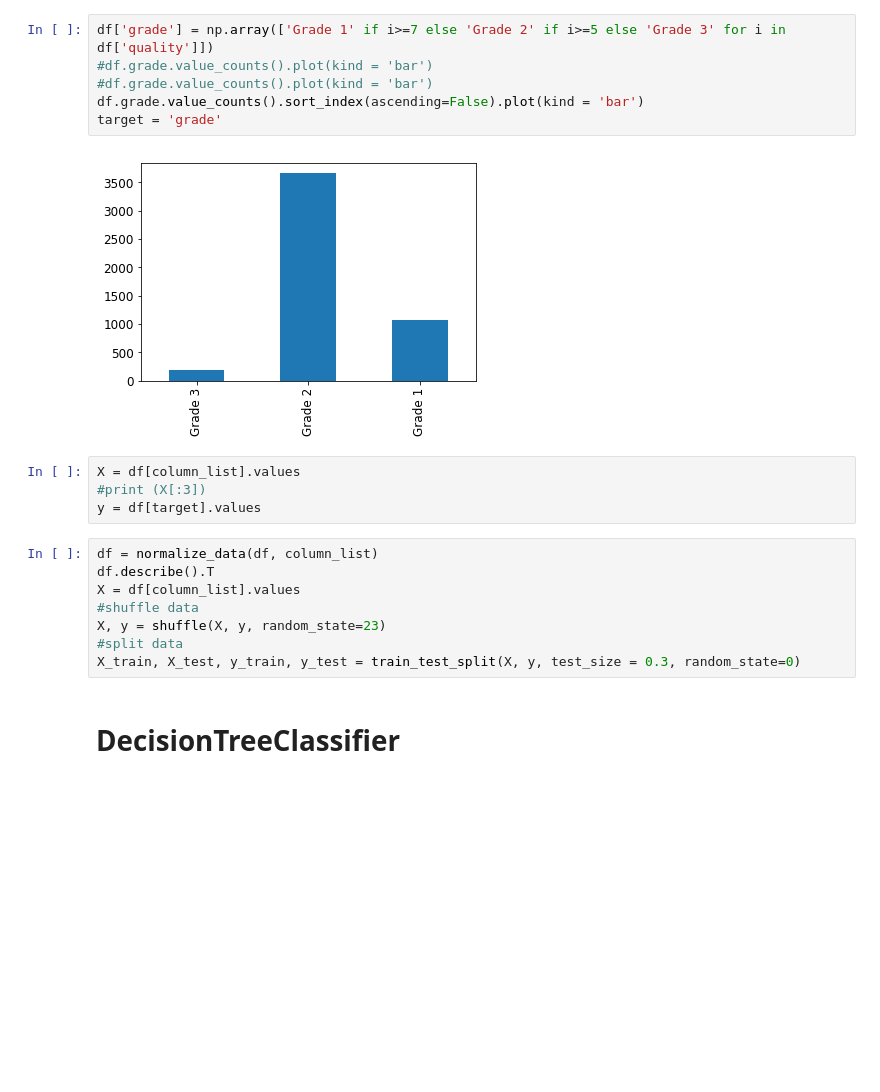
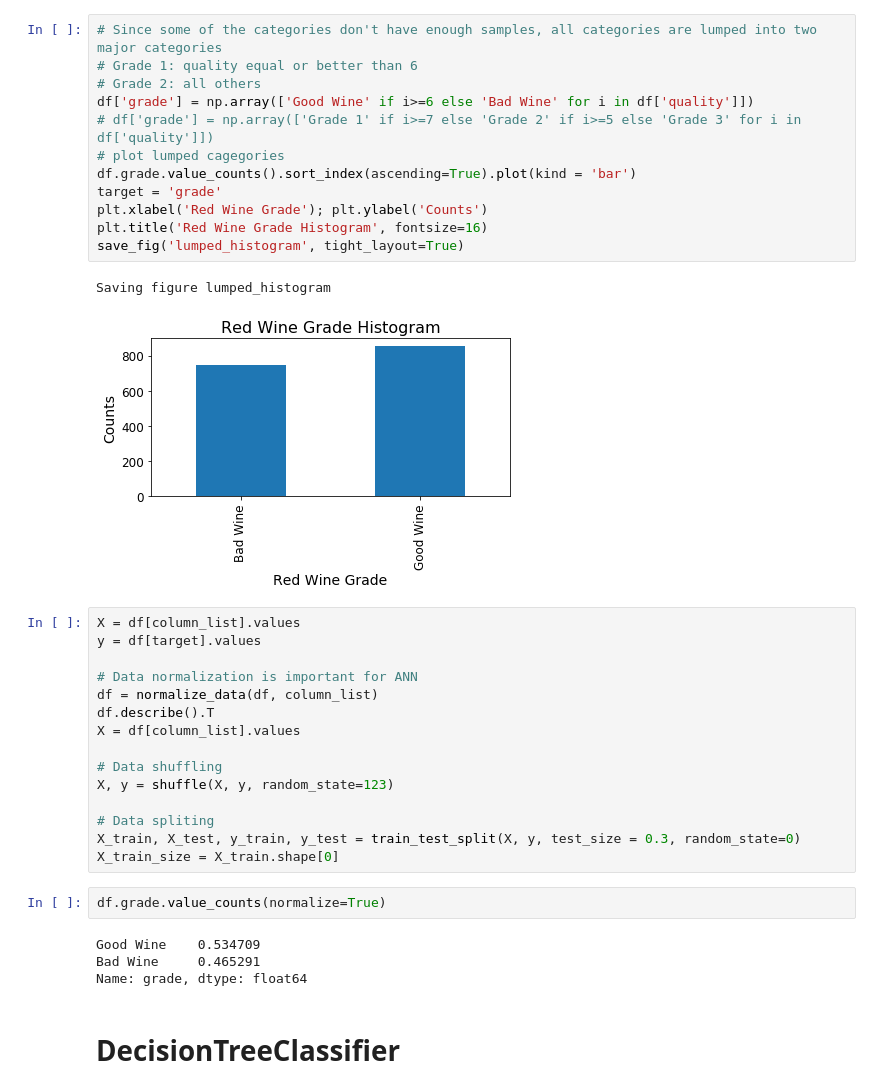
Before and after one commit to wanlipu/dsmain, a Jupyter notebook: machine_learning/classification-final-1.ipynb, the cells around one changed output. Cells and saved outputs as stored; diff of their text form; blank space fills up the shorter version.

```diff
--- a/machine_learning/classification-final-1.ipynb
+++ b/machine_learning/classification-final-1.ipynb
@@ -69,22 +76,38 @@ df.quality.value_counts().sort_index().plot(kind = 'bar')
-# %%
-df['grade'] = np.array(['Grade 1' if i>=7 else 'Grade 2' if i>=5 else 'Grade 3' for i in df['quality']])
-#df.grade.value_counts().plot(kind = 'bar')
-#df.grade.value_counts().plot(kind = 'bar')
-df.grade.value_counts().sort_index(ascending=False).plot(kind = 'bar')
-target = 'grade'
-# %% [output]
-[figure, removed]
-# %%
-X = df[column_list].values
-#print (X[:3])
-y = df[target].values
+# %%
+# Since some of the categories don't have enough samples, all categories are lumped into two major categories
+# Grade 1: quality equal or better than 6
+# Grade 2: all others
+df['grade'] = np.array(['Good Wine' if i>=6 else 'Bad Wine' for i in df['quality']])
+# df['grade'] = np.array(['Grade 1' if i>=7 else 'Grade 2' if i>=5 else 'Grade 3' for i in df['quality']])
+# plot lumped cagegories
+df.grade.value_counts().sort_index(ascending=True).plot(kind = 'bar')
+target = 'grade'
+plt.xlabel('Red Wine Grade'); plt.ylabel('Counts')
+plt.title('Red Wine Grade Histogram', fontsize=16)
+save_fig('lumped_histogram', tight_layout=True)
+# %% [output]
+Saving figure lumped_histogram
+[figure, added]
 # %%
+X = df[column_list].values
+y = df[target].values
+
+# Data normalization is important for ANN
 df = normalize_data(df, column_list)
 df.describe().T
 X = df[column_list].values
-#shuffle data
-X, y = shuffle(X, y, random_state=23)
-#split data
+
+# Data shuffling
+X, y = shuffle(X, y, random_state=123)
+
+# Data spliting
 X_train, X_test, y_train, y_test = train_test_split(X, y, test_size = 0.3, random_state=0)
+X_train_size = X_train.shape[0]
+# %%
+df.grade.value_counts(normalize=True)
+# %% [output]
+Good Wine    0.534709
+Bad Wine     0.465291
+Name: grade, dtype: float64
 # %% [markdown]
 # DecisionTreeClassifier
```
Also changed, not shown: parts of 51 cells of this notebook, 1 other file.
